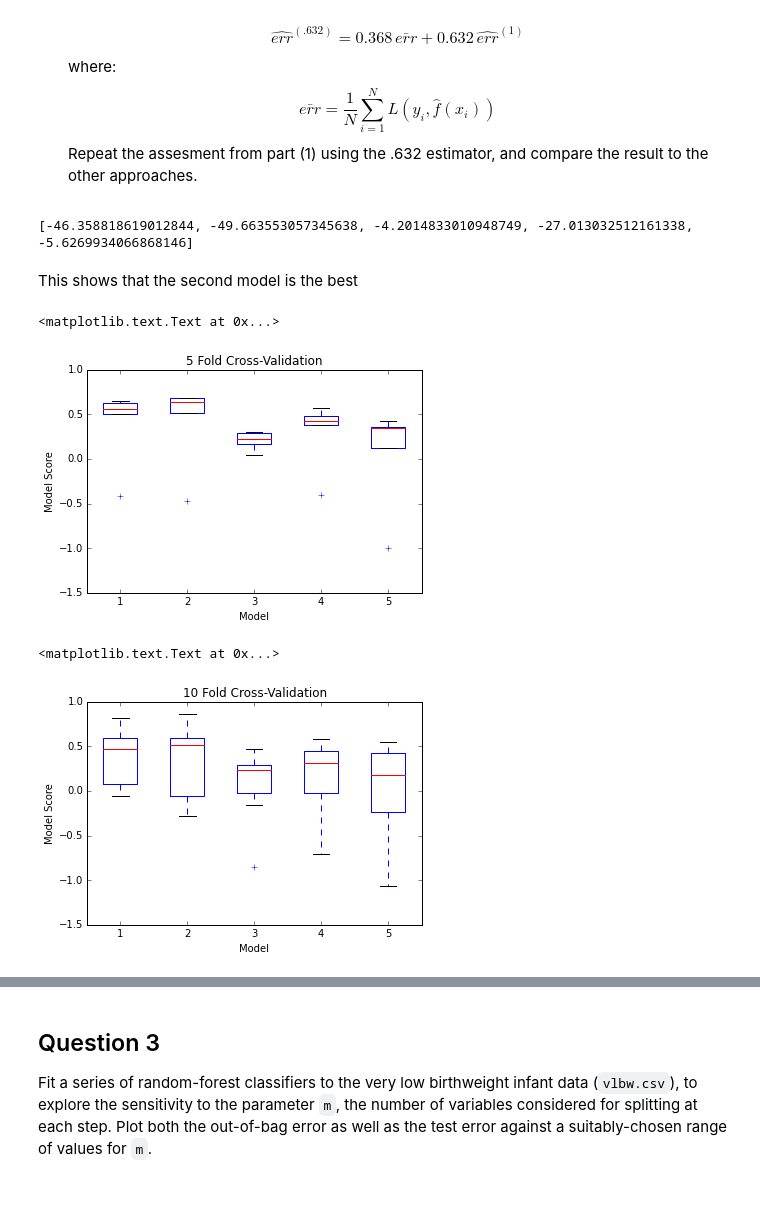
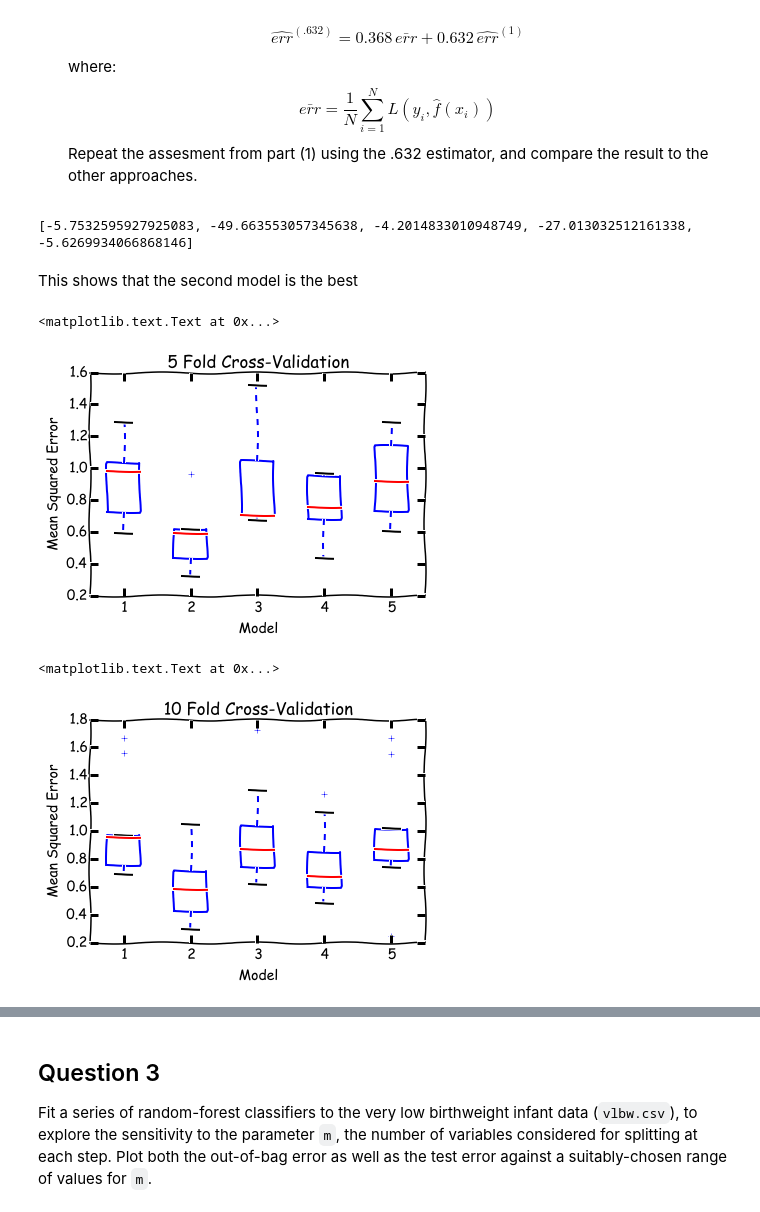
Before and after one commit to aplassard/Bios8366, a Jupyter notebook: homework/Homework 3.ipynb, the cells around one changed output, grey strips where cells are left out. Cells and saved outputs as stored; diff of their text form; code cells hidden in the pictures.

```diff
--- a/homework/Homework 3.ipynb
+++ b/homework/Homework 3.ipynb
@@ -43,7 +43,7 @@ X = pd.DataFrame(X)
 aic = lambda g: g.nobs * np.log((g.resid**2).sum()/g.nobs) + 2*len(g.beta)
 
 models = [
-    [1,1,1,0,0,0,0],
+    [1,1,0,1,0,0,0],
     [1,0,1,0,0,0,1],
     [0,1,0,0,1,1,0],
     [0,0,0,0,1,1,1],
@@ -57,43 +57,47 @@ for i in range(models.shape[0]):
     aics.append(aic(g))
 print(aics)
 # %% [output]
-[-46.358818619012844, -49.663553057345638, -4.2014833010948749, -27.013032512161338, -5.6269934066868146]
+[-5.7532595927925083, -49.663553057345638, -4.2014833010948749, -27.013032512161338, -5.6269934066868146]
 # %% [markdown]
 This shows that the second model is the best
 # %%
 from sklearn import cross_validation
 from sklearn import linear_model
+from sklearn import metrics
 # Switching to scikit-learn since that's more comfortable for me
 
 X = np.array(X)
 y = np.array(y)
 
 n_folds = 5
 kfold = cross_validation.KFold(X.shape[0],n_folds=n_folds,shuffle=True)
 scores = np.zeros([n_folds,models.shape[0]])
 n = 0
 for train,test in kfold:
     for i in range(models.shape[0]):
         X_train = X[train,:]
         X_train = X_train[:,models[i,:]]
         X_test = X[test,:]
         X_test = X_test[:,models[i,:]]
         y_train = y[train]
         y_test = y[test]
         model = linear_model.LinearRegression()
         model.fit(X_train,y_train)
-        scores[n,i] = model.score(X_test,y_test)
+        y_hat = model.predict(X_test)
+        scores[n,i] = metrics.mean_squared_error(y_hat,y_test)
     n += 1
+plt.xkcd()
 plt.boxplot(scores)
-plt.ylabel('Model Score')
+plt.ylabel('Mean Squared Error')
 plt.xlabel('Model')
 plt.title('5 Fold Cross-Validation')
 # %% [output]
 <matplotlib.text.Text at 0x...>
-[figure, old version]
+[figure, new version]
 # %%
 from sklearn import cross_validation
 from sklearn import linear_model
+from sklearn import metrics
 # Switching to scikit-learn since that's more comfortable for me
 
 X = np.array(X)
@@ -113,12 +117,14 @@ for train,test in kfold:
         y_test = y[test]
         model = linear_model.LinearRegression()
         model.fit(X_train,y_train)
-        scores[n,i] = model.score(X_test,y_test)
+        y_hat = model.predict(X_test)
+        scores[n,i] = metrics.mean_squared_error(y_hat,y_test)
     n += 1
+plt.xkcd()
 plt.boxplot(scores)
-plt.ylabel('Model Score')
+plt.ylabel('Mean Squared Error')
 plt.xlabel('Model')
 plt.title('10 Fold Cross-Validation')
 # %% [output]
 <matplotlib.text.Text at 0x...>
-[figure, old version]
+[figure, new version]
```
Also changed, not shown: parts of 1 cell of this notebook.
